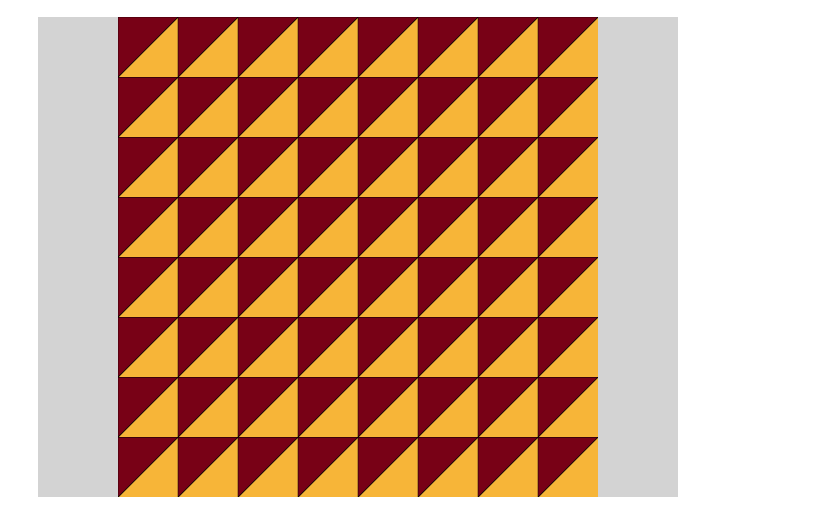
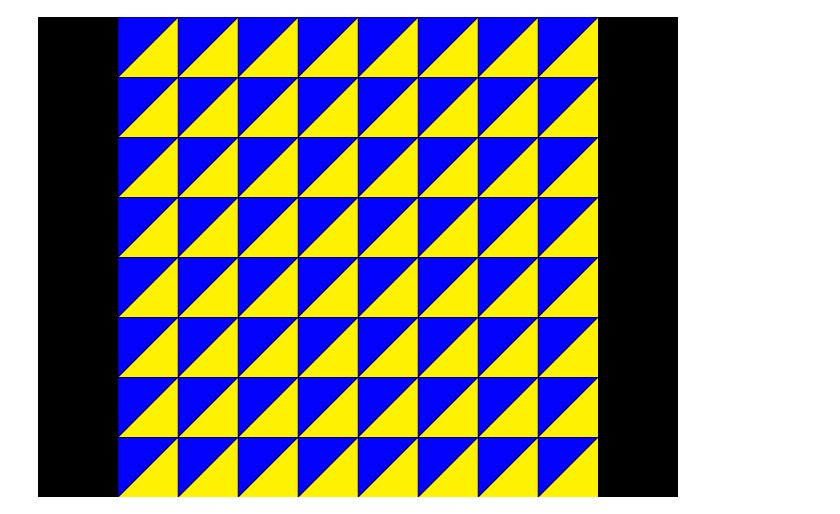
Before and after one commit to deepdk/plotnine_contest_2025, a Jupyter notebook: tiles.ipynb, the cells around one changed output. Saved outputs shown, nothing was run; the diff lists cells and outputs as text; code cells hidden in the pictures.

```diff
--- a/tiles.ipynb
+++ b/tiles.ipynb
@@ -9,66 +37,73 @@ import pandas as pd
 from plotnine import *
 
 def create_truchet_grid(grid_size=8):
-    """Create 8x8 grid of squares, each divided diagonally into black and white triangles"""
+    """Create 8x8 grid of squares, each divided diagonally into two triangles"""
     data = []
-
-    # Set seed for reproducible random pattern
     np.random.seed(42)
 
     for i in range(grid_size):
         for j in range(grid_size):
-            # Same pattern for every square - diagonal from top-left to bottom-right (\)
-            # Dark red triangle (upper part)
+            # Diagonal from top-left to bottom-right (\)
+            # Upper-left triangle
             data.append({
                 'x': [i, i+1, i],
                 'y': [j+1, j+1, j],
-                'color': 'dark_red',
+                'color': 'dark_red',          # label kept; color mapped below
                 'group': f"{i}_{j}_dark_red"
             })
-            # Golden yellow triangle (lower part)
+            # Lower-right triangle
             data.append({
                 'x': [i, i+1, i+1],
                 'y': [j, j, j+1],
-                'color': 'golden_yellow',
+                'color': 'golden_yellow',     # label kept; color mapped below
                 'group': f"{i}_{j}_golden_yellow"
             })
-
     return data
 
 def convert_to_dataframe(tile_data):
-    """Convert tile data to dataframe for plotnine"""
     rows = []
     for tile in tile_data:
-        for idx, (x, y) in enumerate(zip(tile['x'], tile['y'])):
+        for x, y in zip(tile['x'], tile['y']):
             rows.append({
                 'x': x,
                 'y': y,
                 'color': tile['color'],
                 'group': tile['group']
             })
     return pd.DataFrame(rows)
 
 # Create 8x8 Truchet tile grid
 tile_data = create_truchet_grid(8)
 df = convert_to_dataframe(tile_data)
 
-# Create the plot
-plot = (ggplot(df, aes(x='x', y='y', group='group', fill='color')) +
-        geom_polygon(color='black', size=0.2) +
-        scale_fill_manual(values={'dark_red': '#780116', 'golden_yellow': '#f7b538'}) +
-        coord_equal() +
-        theme_void() +
-        theme(
-            legend_position='none',
-            plot_background=element_rect(fill='lightgray'),
-            panel_background=element_rect(fill='white')
-        ) +
-        scale_x_continuous(expand=(0, 0), limits=(0, 8)) +
-        scale_y_continuous(expand=(0, 0), limits=(0, 8)))
+# Choose any 2 from: #FE0300, #FFF101, #0101FC, #DDDCDD
+# Below: red + yellow (feel free to swap to blue/gray etc.)
+PALETTE_TWO = {
+    'dark_red': '#0101FC',       # red
+    'golden_yellow': '#FFF101'   # yellow
+    # Examples:
+    # 'dark_red': '#0101FC', 'golden_yellow': '#DDDCDD'  # blue + gray
+    # 'dark_red': '#FE0300', 'golden_yellow': '#0101FC'  # red + blue
+}
+
+plot = (
+    ggplot(df, aes(x='x', y='y', group='group', fill='color'))
+    + geom_polygon(color='black', size=0.2)
+    + scale_fill_manual(values=PALETTE_TWO)
+    + coord_equal()
+    + theme_void()
+    + theme(
+        legend_position='none',
+        plot_background=element_rect(fill='black'),
+        panel_background=element_rect(fill='black')
+    )
+    + scale_x_continuous(expand=(0, 0), limits=(0, 8))
+    + scale_y_continuous(expand=(0, 0), limits=(0, 8))
+)
 
 plot
 # %% [output]
-[figure, old version]
+[figure, new version]
 # %%
 import numpy as np
 import pandas as pd
```
Also changed, not shown: parts of 5 cells of this notebook, 1 other file.
